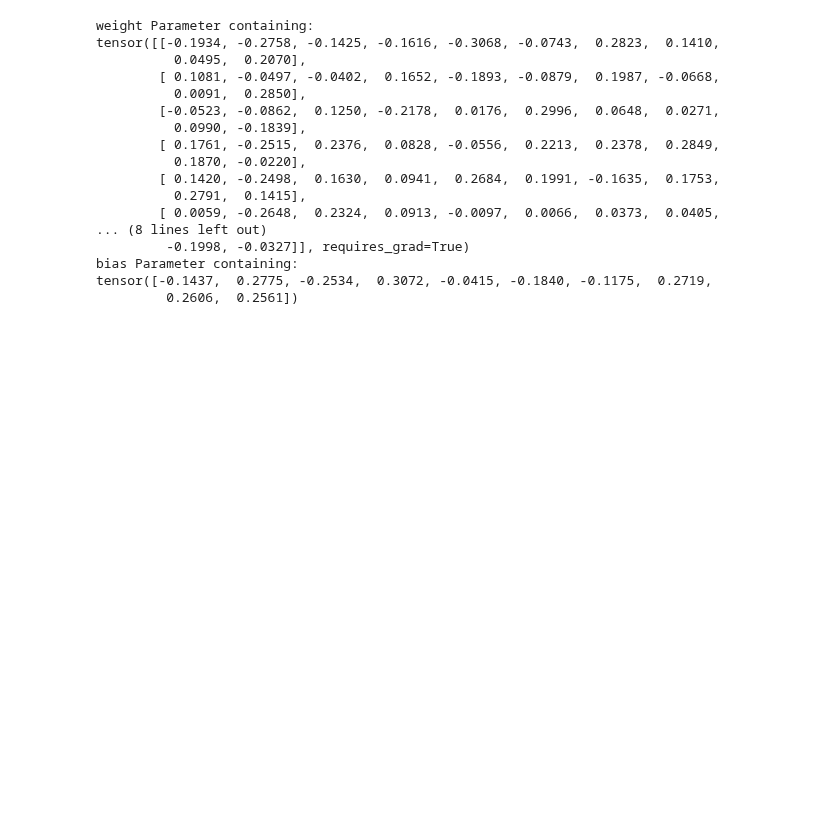
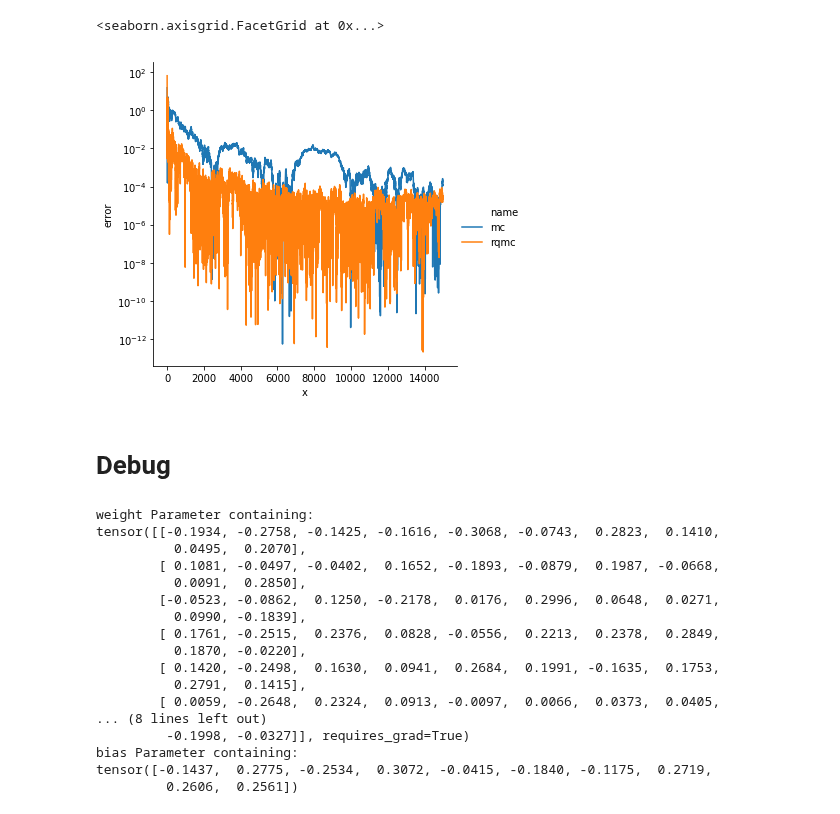
Before and after one commit to Sha-Lab/qmc, a Jupyter notebook: qmc.ipynb, the cells around one changed output. Drawn from its saved outputs; the diff is of its cells as text; code cells hidden in the pictures; blank space fills up the shorter version.

```diff
--- a/qmc.ipynb
+++ b/qmc.ipynb
@@ -37,3 +39,28 @@ print(rqmc[900:])
+# %%
+#with open('one_seed/H-1.num_traj-2500.0.pkl', 'rb') as f:
+#with open('one_seed/compare_0_100k.pkl', 'rb') as f:
+with open('one_seed/H-5.num_traj-15000.0.pkl', 'rb') as f:
+    results = dill.load(f)
+
+mc_data = pd.DataFrame({
+    'name': 'mc',
+    'error': results['mc_errors'],
+    'x': np.arange(len(results['mc_errors']))
+})
+rqmc_data = pd.DataFrame({
+    'name': 'rqmc',
+    'error': results['rqmc_errors'],
+    'x': np.arange(len(results['rqmc_errors']))
+})
+data = pd.concat([mc_data, rqmc_data])
+# %%
+plot = sns.relplot(x='x', y='error', hue='name', kind='line', data=data)
+plot.set(yscale='log')
+# %% [output]
+<seaborn.axisgrid.FacetGrid at 0x...>
+[figure, added]
+# %% [markdown]
+# Debug
 # %%
 import torch
 from torch.optim import SGD
```
Also changed, not shown: parts of 6 cells of this notebook, 19 other files.
